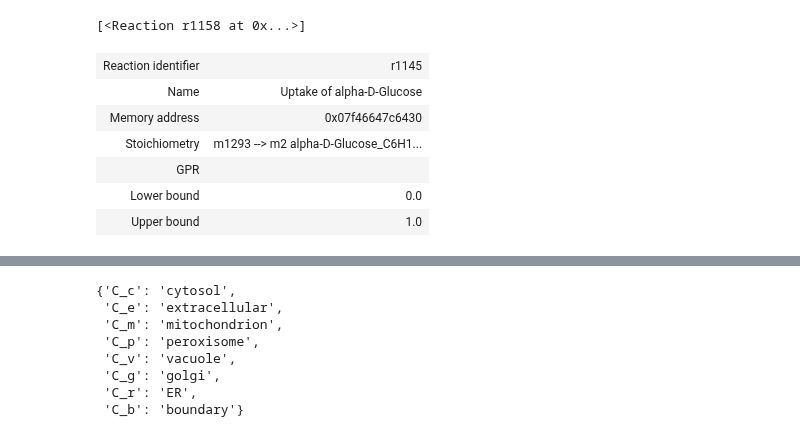
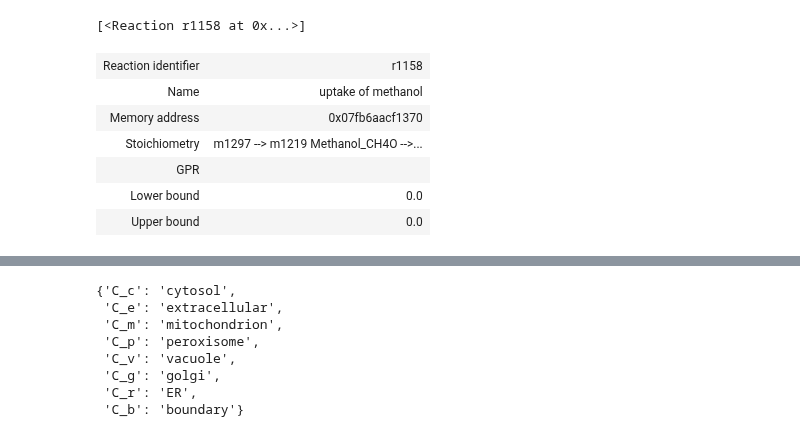
Before and after one commit to Schwebus/DTU_Biobuilders_2021, a Jupyter notebook: GSM_model/GSM_model.ipynb, the cells around one changed output, grey strips where cells are left out. Drawn from its saved outputs; the diff is of its cells as text; code cells hidden in the pictures.

```diff
--- a/GSM_model/GSM_model.ipynb
+++ b/GSM_model/GSM_model.ipynb
@@ -64,14 +68,14 @@ pheast.reactions.query("methanol", "name")
 # %%
 # this is methanol uptake
 
-pheast.reactions.r1145
+pheast.reactions.r1158
 # %% [output]
-| Reaction identifier | r1145 |
-| Name | Uptake of alpha-D-Glucose |
-| Memory address | 0x07f46647c6430 |
-| Stoichiometry | m1293 --> m2 alpha-D-Glucose_C6H1... |
+| Reaction identifier | r1158 |
+| Name | uptake of methanol |
+| Memory address | 0x07fb6aacf1370 |
+| Stoichiometry | m1297 --> m1219 Methanol_CH4O -->... |
 | GPR |  |
 | Lower bound | 0.0 |
-| Upper bound | 1.0 |
+| Upper bound | 0.0 |
 # %%
 pheast.reactions.r1145.bounds = 0, 0  # no glucose
```
Also changed, not shown: parts of 23 cells of this notebook, 1 other file.
